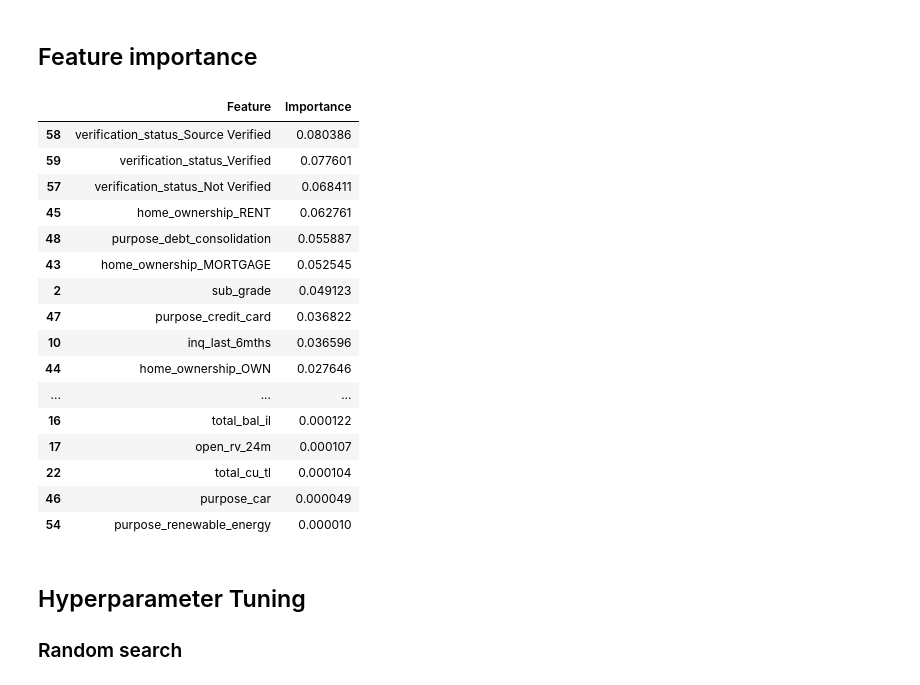
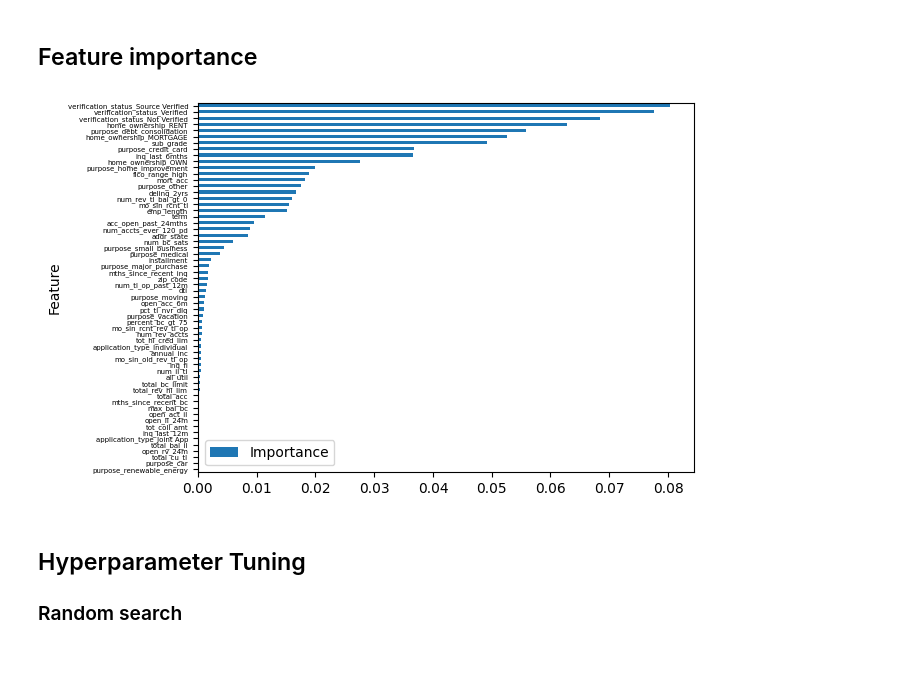
Before and after one commit to brendancsmith/credit-risk, a Jupyter notebook: notebooks/train.ipynb, the cells around one changed output. Saved outputs shown, nothing was run; the diff lists cells and outputs as text; code cells hidden in the pictures; blank space fills up the shorter version.

Commit message:
Plot feature importances

```diff
--- a/notebooks/train.ipynb
+++ b/notebooks/train.ipynb
@@ -142,28 +142,17 @@ feature_importances = pd.DataFrame({
 
 # Sort the DataFrame by importance in descending order
 feature_importances = feature_importances.sort_values('Importance', ascending=False)
-
-# Display the feature importances DataFrame
-with pd.option_context('display.max_rows', None):
-    display(feature_importances)
-# %% [output]
-|  | Feature | Importance |
-| 58 | verification_status_Source Verified | 0.080386 |
-| 59 | verification_status_Verified | 0.077601 |
-| 57 | verification_status_Not Verified | 0.068411 |
-| 45 | home_ownership_RENT | 0.062761 |
-| 48 | purpose_debt_consolidation | 0.055887 |
-| 43 | home_ownership_MORTGAGE | 0.052545 |
-| 2 | sub_grade | 0.049123 |
-| 47 | purpose_credit_card | 0.036822 |
-| 10 | inq_last_6mths | 0.036596 |
-| 44 | home_ownership_OWN | 0.027646 |
-| ... | ... | ... |
-| 16 | total_bal_il | 0.000122 |
-| 17 | open_rv_24m | 0.000107 |
-| 22 | total_cu_tl | 0.000104 |
-| 46 | purpose_car | 0.000049 |
-| 54 | purpose_renewable_energy | 0.000010 |
+# %%
+# Plot the feature importances
+import matplotlib.pyplot as plt
+
+ax = feature_importances.plot.barh(x='Feature', y='Importance')
+ax.invert_yaxis()
+for label in ax.get_yticklabels():
+    label.set_fontsize(5)
+plt.show()
+# %% [output]
+[figure, added]
 # %% [markdown]
 ## Hyperparameter Tuning
 
```
